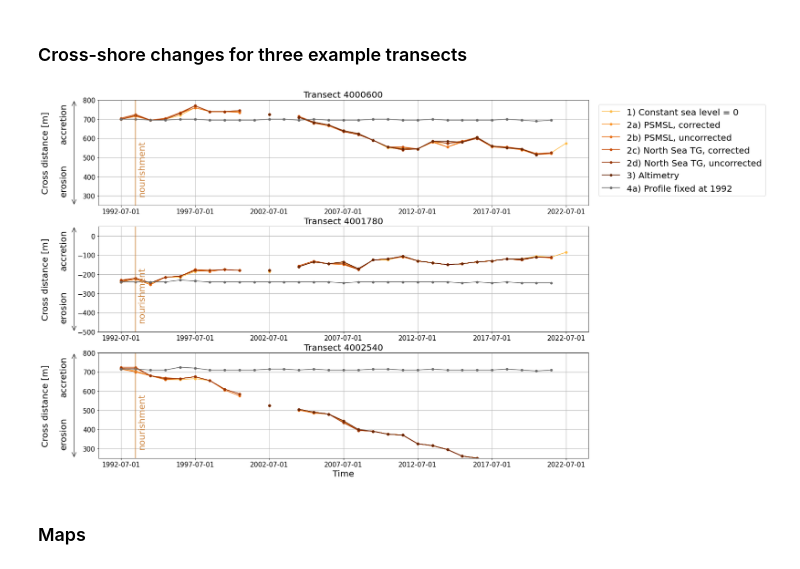
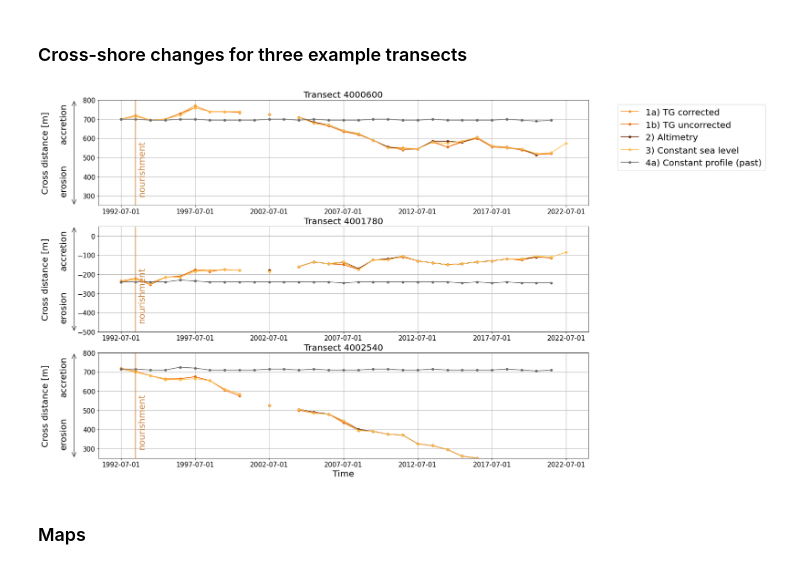
Before and after one commit to 3enedix/P1-data-combination-code, a Jupyter notebook: jarkus_shoreline.ipynb, the cells around one changed output. Cells and saved outputs as stored; diff of their text form; code cells hidden in the pictures.

```diff
--- a/jarkus_shoreline.ipynb
+++ b/jarkus_shoreline.ipynb
@@ -964,48 +964,44 @@ plot_solution(sl_pred.index, axs[4,1], 'future')
 cmap = cm.get_cmap('YlOrBr')
 color_list = cmap(np.linspace(0.4, 1, 6))
 
 xticks = jarkus.time[0::5]
 def plot_timeseries(ax, transect, vmin=None, vmax=None):
-    ax.plot(jarkus.time, cd_jarkus.loc[transect, 'static'],'.-', markersize=10, \
-            color=color_list[0], label='1) Constant sea level = 0')
-    ax.plot(jarkus.time, cd_jarkus.loc[transect, 'var_psmsl_corr'],'.-', markersize=10, \
-            color=color_list[1], label='2a) PSMSL, corrected')
-    ax.plot(jarkus.time, cd_jarkus.loc[transect, 'var_psmsl_uncorr'],'.-', markersize=10, \
-            color=color_list[2], label='2b) PSMSL, uncorrected')
-    ax.plot(jarkus.time, cd_jarkus.loc[transect, 'var_northsea_corr'],'.-', markersize=10, \
-            color=color_list[3], label='2c) North Sea TG, corrected')
-    ax.plot(jarkus.time, cd_jarkus.loc[transect, 'var_northsea_uncorr'],'.-', markersize=10, \
-            color=color_list[4], label='2d) North Sea TG, uncorrected')
-    ax.plot(jarkus.time, cd_jarkus.loc[transect, 'var_alt'],'.-', markersize=10, \
-            color=color_list[5], label='3) Altimetry')
-    ax.plot(jarkus.time, cd_jarkus.loc[transect, 'fix1992_psmsl_uncorr'],'.-', markersize=10, \
-            color='dimgrey', label='4a) Profile fixed at 1992')
+    ax.plot(jarkus.time, cd_jarkus.loc[transect, 'var_psmsl_corr'],'.-', markersize=10,
+            color=color_list[1], label='1a) TG corrected')
+    ax.plot(jarkus.time, cd_jarkus.loc[transect, 'var_psmsl_uncorr'],'.-', markersize=10,
+            color=color_list[2], label='1b) TG uncorrected')
+    ax.plot(jarkus.time, cd_jarkus.loc[transect, 'var_alt'],'.-', markersize=10,
+            color=color_list[5], label='2) Altimetry')
+    ax.plot(jarkus.time, cd_jarkus.loc[transect, 'static'],'.-', markersize=10,
+            color=color_list[0], label='3) Constant sea level')
+    ax.plot(jarkus.time, cd_jarkus.loc[transect, 'fix1992_psmsl_uncorr'],'.-', markersize=10,
+            color='dimgrey', label='4a) Constant profile (past)')
     ax.grid()
     ax.set_title('Transect ' + str(transect))
     ax.set_xticks(xticks)
     ax.set_ylabel('Cross distance [m]')
 
     ax.yaxis.set_label_coords(-0.1,0.5)
     ax.set_ylim(vmin, vmax)
 
     ax.annotate('', xy=(-0.05, 0), xycoords='axes fraction', xytext=(-0.05, 1),
             arrowprops=dict(arrowstyle="<->", mutation_scale=25));
     ax.text(-0.08, 0.1, 'erosion', transform=ax.transAxes, fontsize=20, rotation='vertical')
     ax.text(-0.08, 0.6, 'accretion', transform=ax.transAxes, fontsize=20, rotation='vertical')
 
     ax.axvline(pd.to_datetime('1993-07-01'), c='peru')
     ax.text(0.08, 0.1, 'nourishment', transform=ax.transAxes, fontsize=20, rotation='vertical', c='peru')
 
 fig, axs = plt.subplots(3,1, figsize=(20,15))
 plot_timeseries(axs[0], 4000600, 250, 800)
 plot_timeseries(axs[1], 4001780, -500, 50)
 plot_timeseries(axs[2], 4002540, 250, 800)
 axs[2].legend(bbox_to_anchor=(1.37,3.4))
 axs[2].set_xlabel('Time');
 
 plt.savefig('../99_plot_dump/jarkus_sl_3timeseries.png', dpi=dpi, bbox_inches='tight')
 # %% [output]
-[figure, old version]
+[figure, new version]
 # %% [markdown]
 ### Maps
 # %%
```
Also changed, not shown: parts of 7 cells of this notebook.
